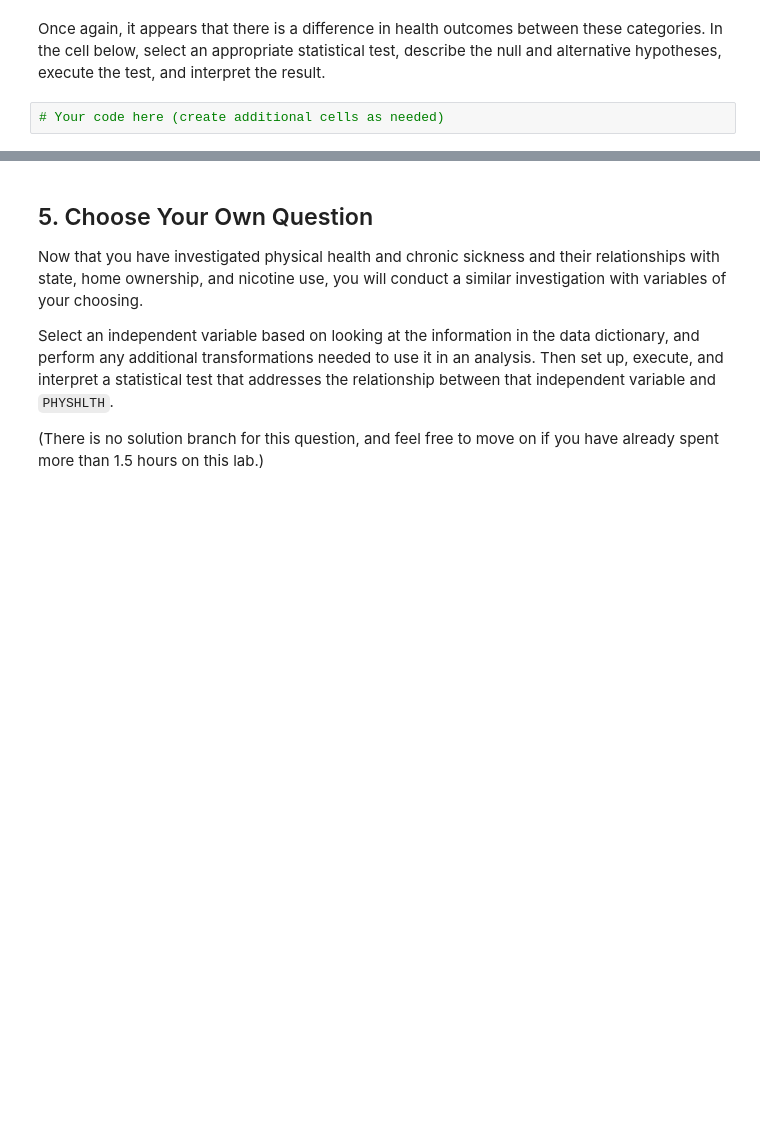
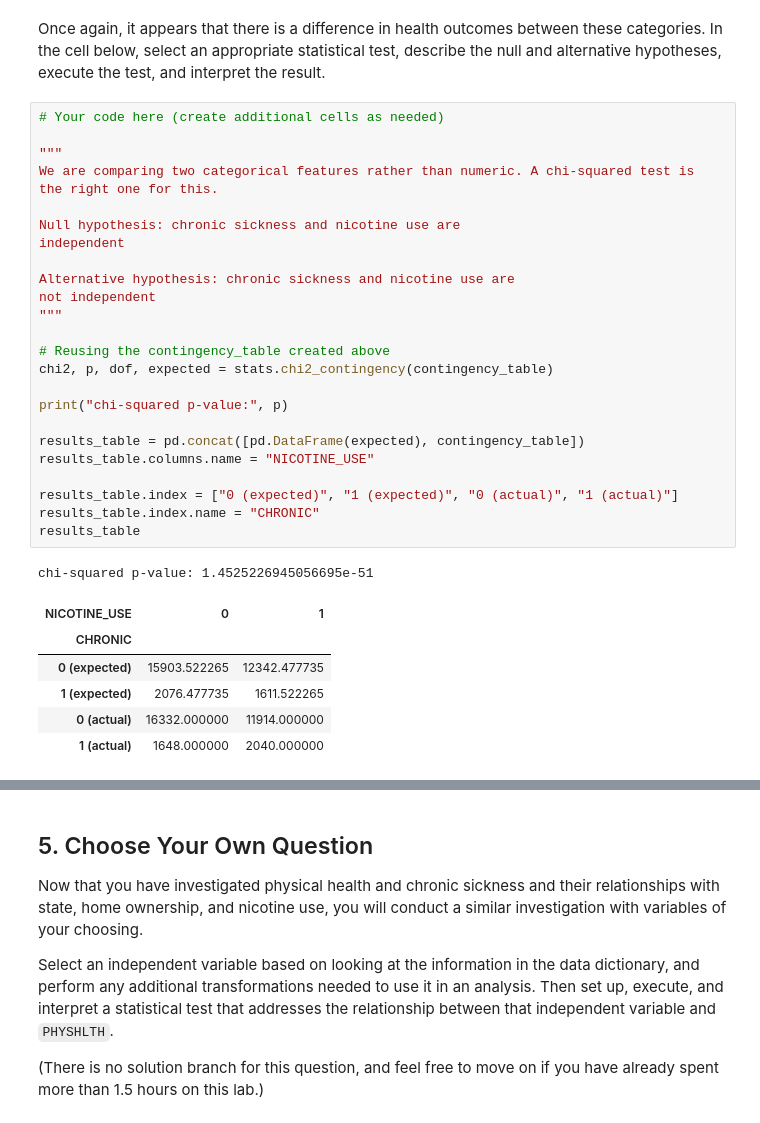
Before and after one commit to Jeffrey-sinos/dsc-hypothesis-testing-lab, a Jupyter notebook: index.ipynb, the cells around one changed output, grey strips where cells are left out. Cells and saved outputs as stored; diff of their text form; blank space fills up the shorter version.

```diff
--- a/index.ipynb
+++ b/index.ipynb
@@ -502,5 +502,36 @@ ax.legend();
 [figure]
 # %% [markdown]
 Once again, it appears that there is a difference in health outcomes between these categories. In the cell below, select an appropriate statistical test, describe the null and alternative hypotheses, execute the test, and interpret the result.
-# %%
-# Your code here (create additional cells as needed)
+# %%
+# Your code here (create additional cells as needed)
+
+"""
+We are comparing two categorical features rather than numeric. A chi-squared test is
+the right one for this.
+
+Null hypothesis: chronic sickness and nicotine use are
+independent
+
+Alternative hypothesis: chronic sickness and nicotine use are
+not independent
+"""
+
+# Reusing the contingency_table created above
+chi2, p, dof, expected = stats.chi2_contingency(contingency_table)
+
+print("chi-squared p-value:", p)
+
+results_table = pd.concat([pd.DataFrame(expected), contingency_table])
+results_table.columns.name = "NICOTINE_USE"
+
+results_table.index = ["0 (expected)", "1 (expected)", "0 (actual)", "1 (actual)"]
+results_table.index.name = "CHRONIC"
+results_table
+# %% [output]
+chi-squared p-value: 1.4525226945056695e-51
+| NICOTINE_USE | 0 | 1 |
+| CHRONIC |  |  |
+| 0 (expected) | 15903.522265 | 12342.477735 |
+| 1 (expected) | 2076.477735 | 1611.522265 |
+| 0 (actual) | 16332.000000 | 11914.000000 |
+| 1 (actual) | 1648.000000 | 2040.000000 |
```
Also changed, not shown: parts of 1 cell of this notebook.
